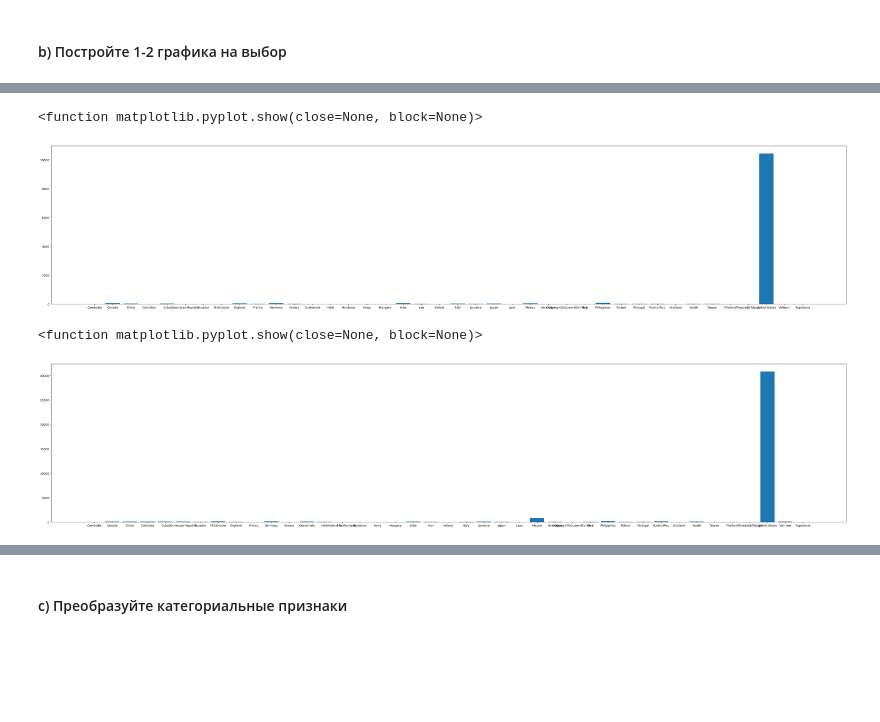
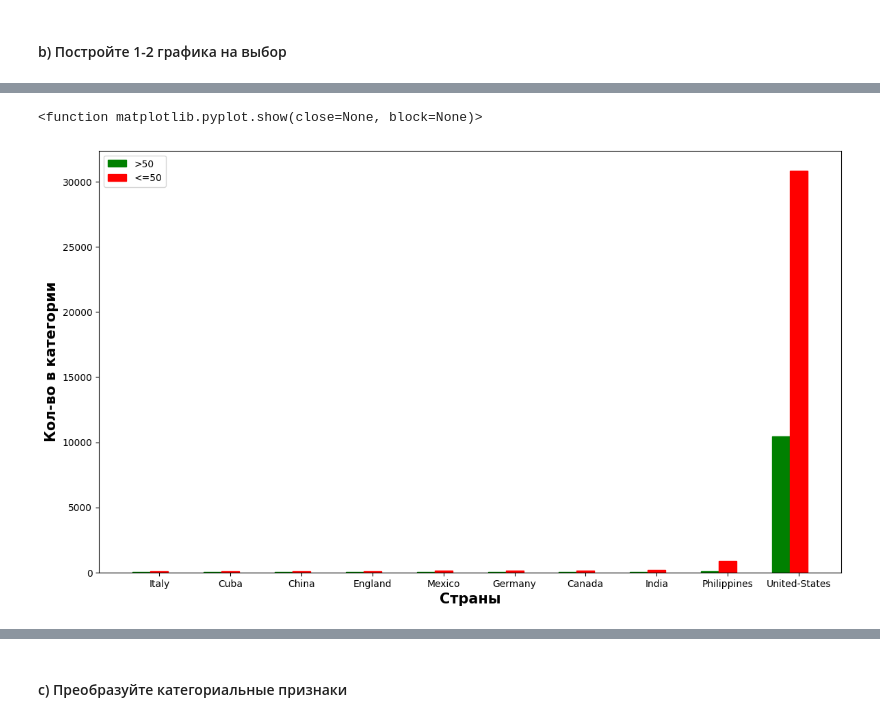
Before and after one commit to RedNetMaker/LearnML, a Jupyter notebook: homework_class.ipynb, the cells around one changed output, grey strips where cells are left out. Drawn from its saved outputs; the diff is of its cells as text; code cells hidden in the pictures; blank space fills up the shorter version.

```diff
--- a/homework_class.ipynb
+++ b/homework_class.ipynb
@@ -115,21 +104,23 @@ plt.show
-# %%
-grouped_country_more = df_more[['native-country', 'income']].groupby('native-country')
-grouped_country_more = grouped_country_more.count()
-
-plt.figure(figsize=(50,10))
-plt.bar(grouped_country_more.index, grouped_country_more['income'])
-plt.show
-# %% [output]
-<function matplotlib.pyplot.show(close=None, block=None)>
-[figure, removed]
-# %%
-grouped_country_less = df_less[['native-country', 'income']].groupby('native-country')
-grouped_country_less = grouped_country_less.count()
-
-plt.figure(figsize=(50,10))
-plt.bar(grouped_country_less.index, grouped_country_less['income'])
-plt.show
-# %% [output]
-<function matplotlib.pyplot.show(close=None, block=None)>
-[figure, removed]
+# %%
+grouped_country_more = df_more[['native-country', 'income']].groupby('native-country')
+grouped_country_more = grouped_country_more.count().sort_values('income').tail(10)
+
+grouped_country_less = df_less[['native-country', 'income']].groupby('native-country')
+grouped_country_less = grouped_country_less.count().sort_values('income').tail(10)
+
+br1 = np.arange(10)
+br2 = [x + 0.25 for x in br1]
+
+plt.subplots(figsize=(14,8))
+plt.bar(br1, grouped_country_more['income'], color ='g', width = 0.25, edgecolor ='green', label ='>50')
+plt.bar(br2, grouped_country_less['income'], color ='r', width = 0.25, edgecolor ='red', label ='<=50')
+plt.xlabel('Страны', fontweight ='bold', fontsize = 15)
+plt.ylabel('Кол-во в категории', fontweight ='bold', fontsize = 15)
+plt.xticks([r + 0.25 for r in range(10)],
+        grouped_country_more.index)
+plt.legend()
+plt.show
+# %% [output]
+<function matplotlib.pyplot.show(close=None, block=None)>
+[figure, added]
 # %%
```
Also changed, not shown: parts of 17 cells of this notebook.
